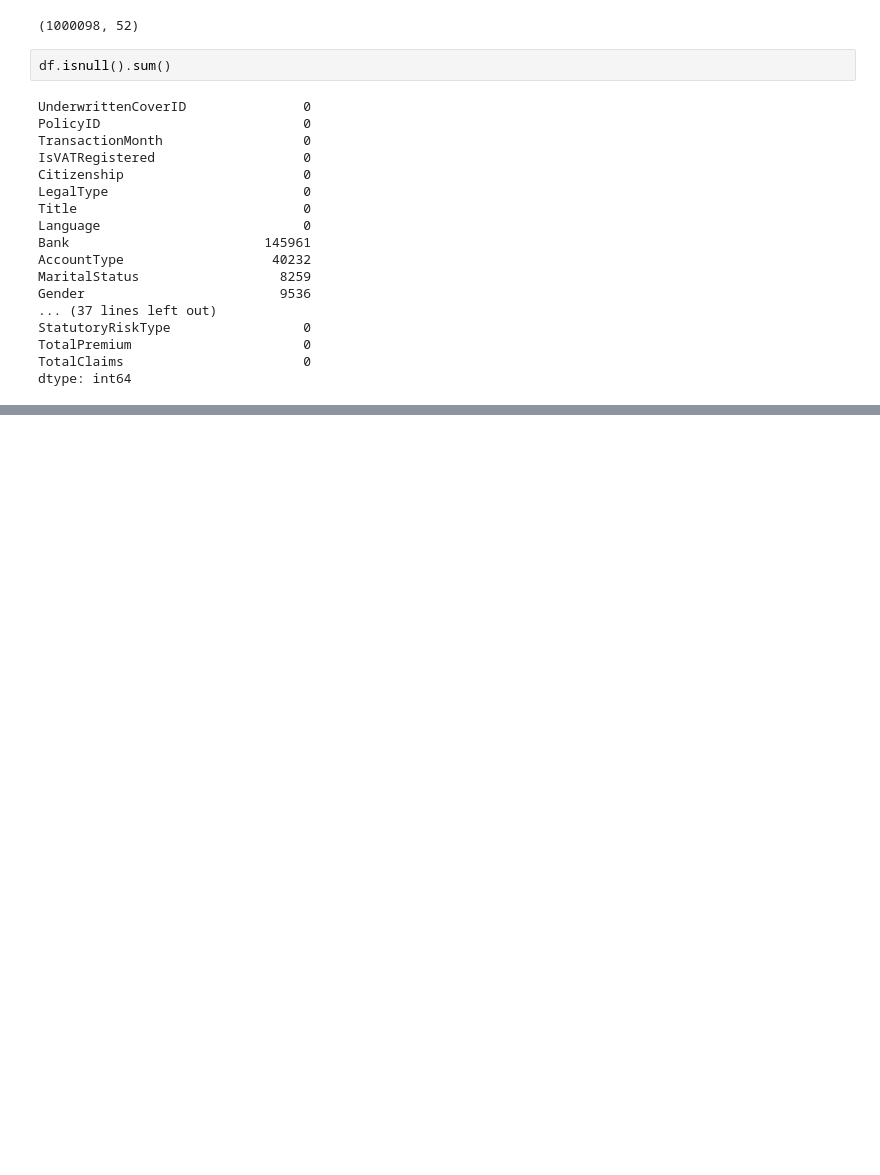
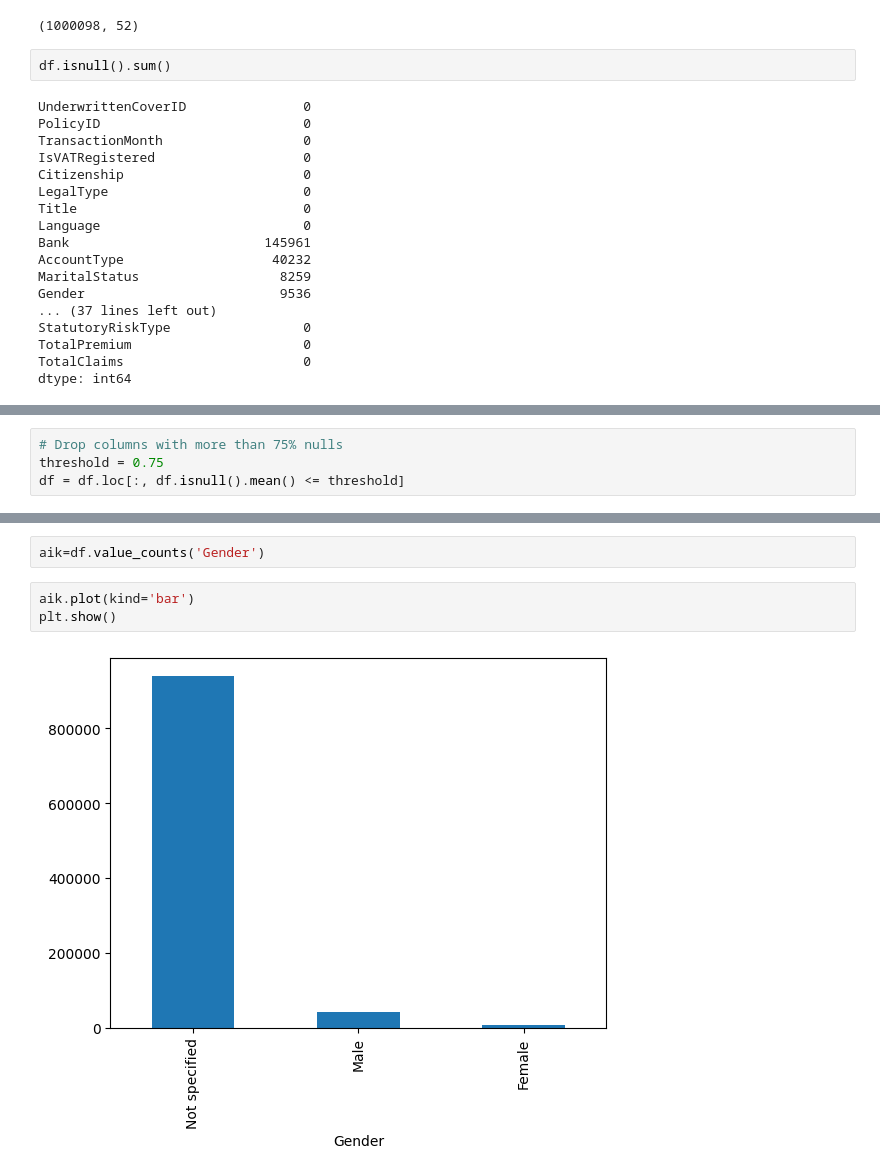
Before and after one commit to Skell30/End-to-End-Insurance-Risk-Analytics-Predictive-Modeling, a Jupyter notebook: notebooks/task1.ipynb, the cells around one changed output, grey strips where cells are left out. Cells and saved outputs as stored; diff of their text form; blank space fills up the shorter version.

```diff
--- a/notebooks/task1.ipynb
+++ b/notebooks/task1.ipynb
@@ -58,0 +78,4 @@ df.info()
+# %%
+# Drop columns with more than 75% nulls
+threshold = 0.75
+df = df.loc[:, df.isnull().mean() <= threshold]
@@ -58,0 +118,7 @@ df.info()
+# %%
+aik=df.value_counts('Gender')
+# %%
+aik.plot(kind='bar')
+plt.show()
+# %% [output]
+[figure, added]
```
Also changed, not shown: parts of 14 cells of this notebook.
